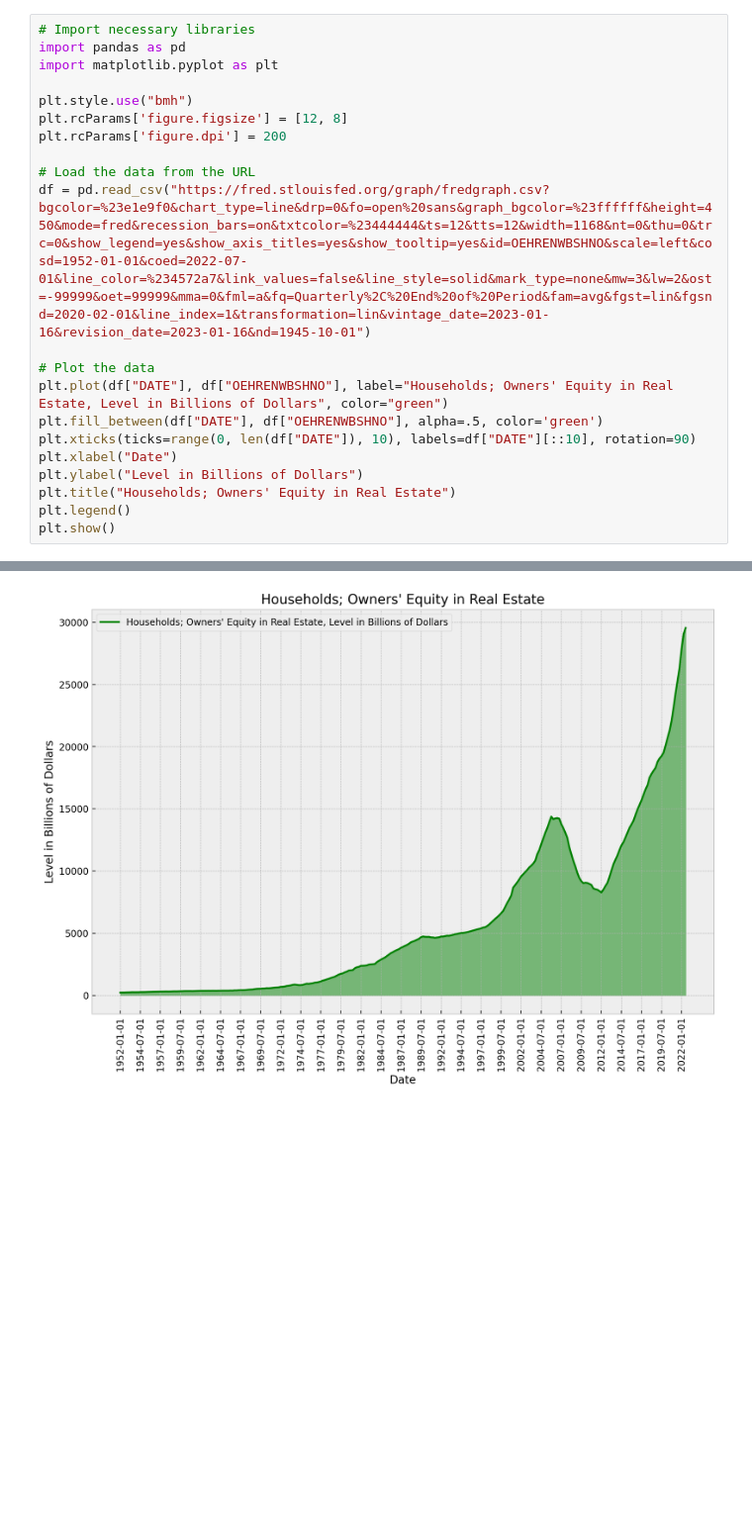
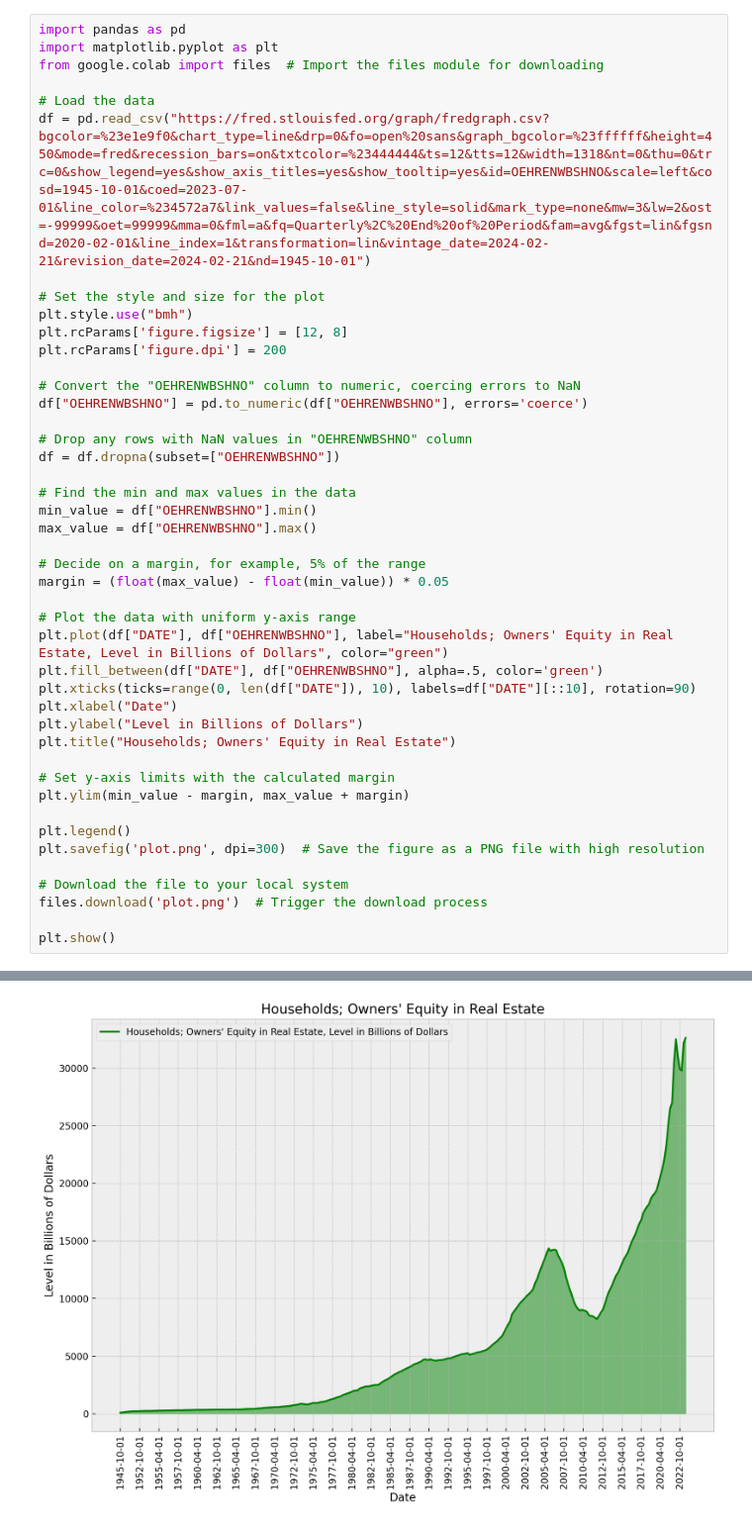
Before and after one commit to dibend/Jupyter, a Jupyter notebook: Households_Owners_Equity_in_Real_Estate.ipynb, the cells around one changed output, grey strips where cells are left out. Shown at 99% size. Drawn from its saved outputs; the diff is of its cells as text; blank space fills up the shorter version.

```diff
--- a/Households_Owners_Equity_in_Real_Estate.ipynb
+++ b/Households_Owners_Equity_in_Real_Estate.ipynb
@@ -1,24 +1,47 @@
 # %% [markdown]
 <a href="https://colab.research.google.com/github/dibend/Colab/blob/main/Households_Owners_Equity_in_Real_Estate.ipynb" target="_parent"><img src="https://colab.research.google.com/assets/colab-badge.svg" alt="Open In Colab"/></a>
 # %%
-# Import necessary libraries
 import pandas as pd
 import matplotlib.pyplot as plt
+from google.colab import files  # Import the files module for downloading
 
+# Load the data
+df = pd.read_csv("https://fred.stlouisfed.org/graph/fredgraph.csv?bgcolor=%23e1e9f0&chart_type=line&drp=0&fo=open%20sans&graph_bgcolor=%23ffffff&height=450&mode=fred&recession_bars=on&txtcolor=%23444444&ts=12&tts=12&width=1318&nt=0&thu=0&trc=0&show_legend=yes&show_axis_titles=yes&show_tooltip=yes&id=OEHRENWBSHNO&scale=left&cosd=1945-10-01&coed=2023-07-01&line_color=%234572a7&link_values=false&line_style=solid&mark_type=none&mw=3&lw=2&ost=-99999&oet=99999&mma=0&fml=a&fq=Quarterly%2C%20End%20of%20Period&fam=avg&fgst=lin&fgsnd=2020-02-01&line_index=1&transformation=lin&vintage_date=2024-02-21&revision_date=2024-02-21&nd=1945-10-01")
+
+# Set the style and size for the plot
 plt.style.use("bmh")
 plt.rcParams['figure.figsize'] = [12, 8]
 plt.rcParams['figure.dpi'] = 200
 
-# Load the data from the URL
-df = pd.read_csv("https://fred.stlouisfed.org/graph/fredgraph.csv?bgcolor=%23e1e9f0&chart_type=line&drp=0&fo=open%20sans&graph_bgcolor=%23ffffff&height=450&mode=fred&recession_bars=on&txtcolor=%23444444&ts=12&tts=12&width=1168&nt=0&thu=0&trc=0&show_legend=yes&show_axis_titles=yes&show_tooltip=yes&id=OEHRENWBSHNO&scale=left&cosd=1952-01-01&coed=2022-07-01&line_color=%234572a7&link_values=false&line_style=solid&mark_type=none&mw=3&lw=2&ost=-99999&oet=99999&mma=0&fml=a&fq=Quarterly%2C%20End%20of%20Period&fam=avg&fgst=lin&fgsnd=2020-02-01&line_index=1&transformation=lin&vintage_date=2023-01-16&revision_date=2023-01-16&nd=1945-10-01")
+# Convert the "OEHRENWBSHNO" column to numeric, coercing errors to NaN
+df["OEHRENWBSHNO"] = pd.to_numeric(df["OEHRENWBSHNO"], errors='coerce')
 
-# Plot the data
+# Drop any rows with NaN values in "OEHRENWBSHNO" column
+df = df.dropna(subset=["OEHRENWBSHNO"])
+
+# Find the min and max values in the data
+min_value = df["OEHRENWBSHNO"].min()
+max_value = df["OEHRENWBSHNO"].max()
+
+# Decide on a margin, for example, 5% of the range
+margin = (float(max_value) - float(min_value)) * 0.05
+
+# Plot the data with uniform y-axis range
 plt.plot(df["DATE"], df["OEHRENWBSHNO"], label="Households; Owners' Equity in Real Estate, Level in Billions of Dollars", color="green")
 plt.fill_between(df["DATE"], df["OEHRENWBSHNO"], alpha=.5, color='green')
 plt.xticks(ticks=range(0, len(df["DATE"]), 10), labels=df["DATE"][::10], rotation=90)
 plt.xlabel("Date")
 plt.ylabel("Level in Billions of Dollars")
 plt.title("Households; Owners' Equity in Real Estate")
+
+# Set y-axis limits with the calculated margin
+plt.ylim(min_value - margin, max_value + margin)
+
 plt.legend()
+plt.savefig('plot.png', dpi=300)  # Save the figure as a PNG file with high resolution
+
+# Download the file to your local system
+files.download('plot.png')  # Trigger the download process
+
 plt.show()
 # %% [output]
@@ -25 +50 @@ plt.show()
-[figure, old version]
+[figure, new version]
```
Also changed, not shown: parts of 1 cell of this notebook.
